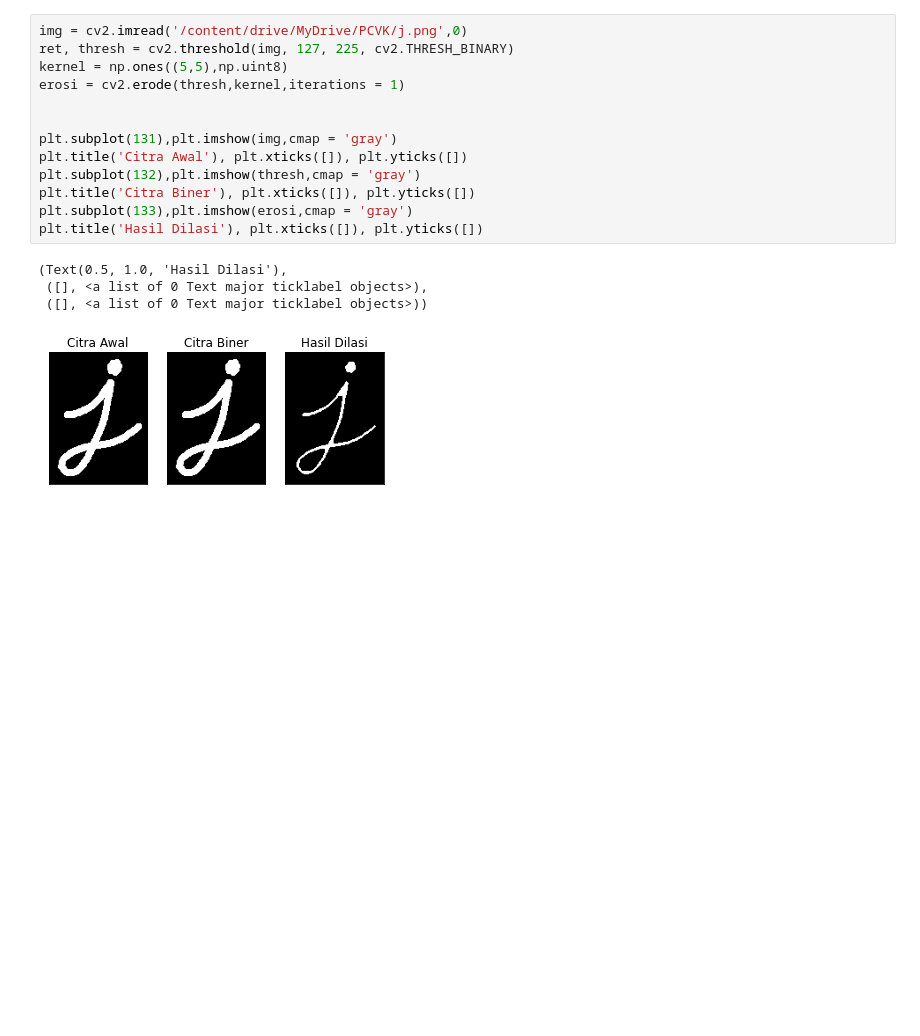
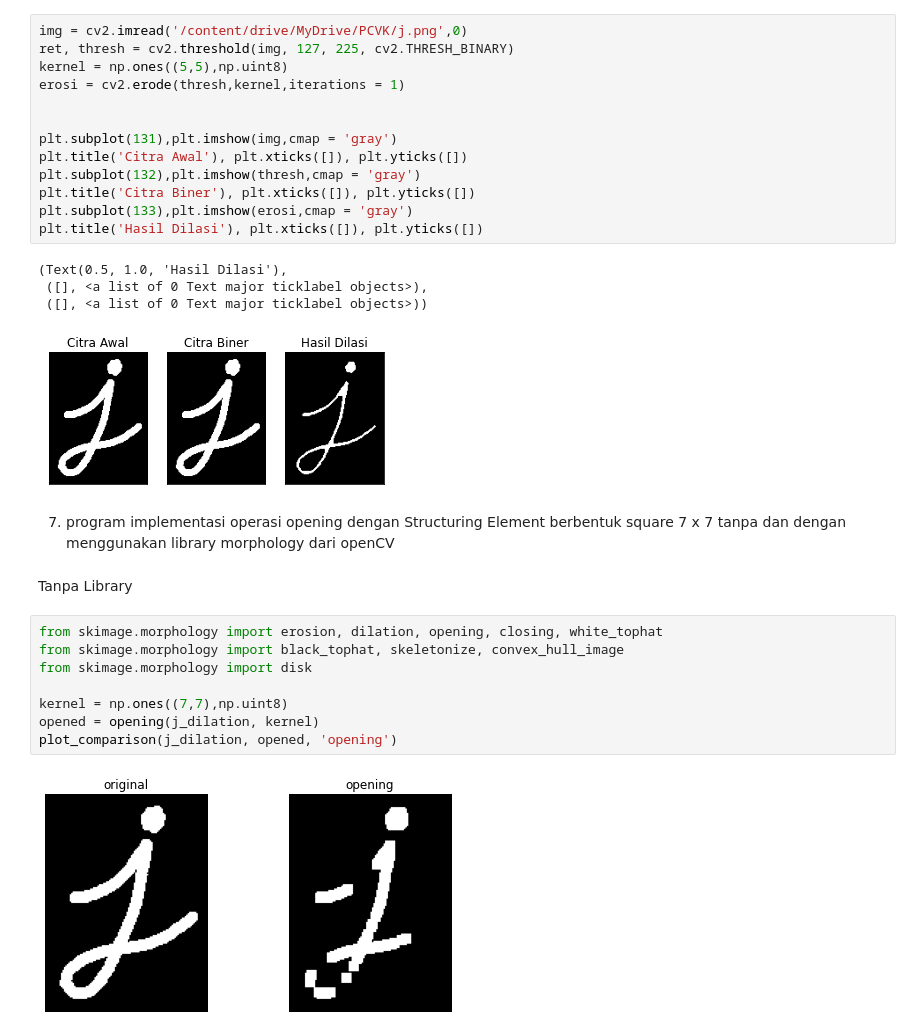
Before and after one commit to fidelatrstyni/PCVK_Genap_2021, a Jupyter notebook: Week8.ipynb, the cells around one changed output. Drawn from its saved outputs; the diff is of its cells as text; blank space fills up the shorter version.

```diff
--- a/Week8.ipynb
+++ b/Week8.ipynb
@@ -97,3 +97,19 @@ plt.title('Hasil Dilasi'), plt.xticks([]), plt.yticks([])
  ([], <a list of 0 Text major ticklabel objects>),
  ([], <a list of 0 Text major ticklabel objects>))
 [figure]
+# %% [markdown]
+7. program implementasi operasi opening dengan Structuring Element
+berbentuk square 7 x 7 tanpa dan dengan menggunakan library morphology dari
+openCV
+# %% [markdown]
+Tanpa Library
+# %%
+from skimage.morphology import erosion, dilation, opening, closing, white_tophat
+from skimage.morphology import black_tophat, skeletonize, convex_hull_image
+from skimage.morphology import disk
+
+kernel = np.ones((7,7),np.uint8)
+opened = opening(j_dilation, kernel)
+plot_comparison(j_dilation, opened, 'opening')
+# %% [output]
+[figure, added]
```
Also changed, not shown: parts of 7 cells of this notebook.
